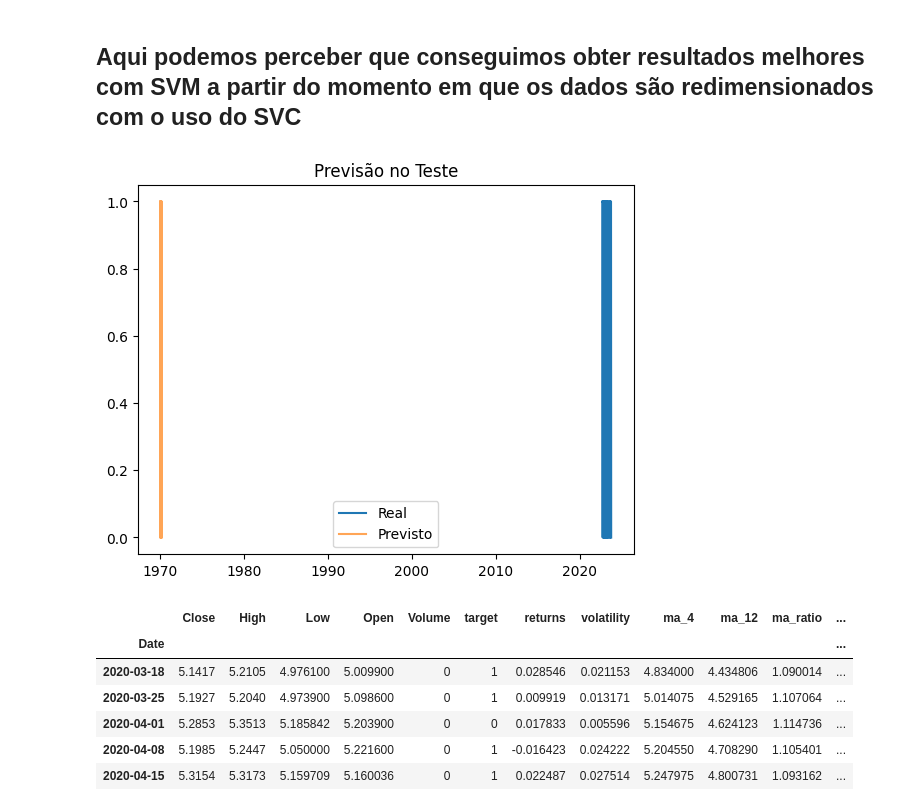
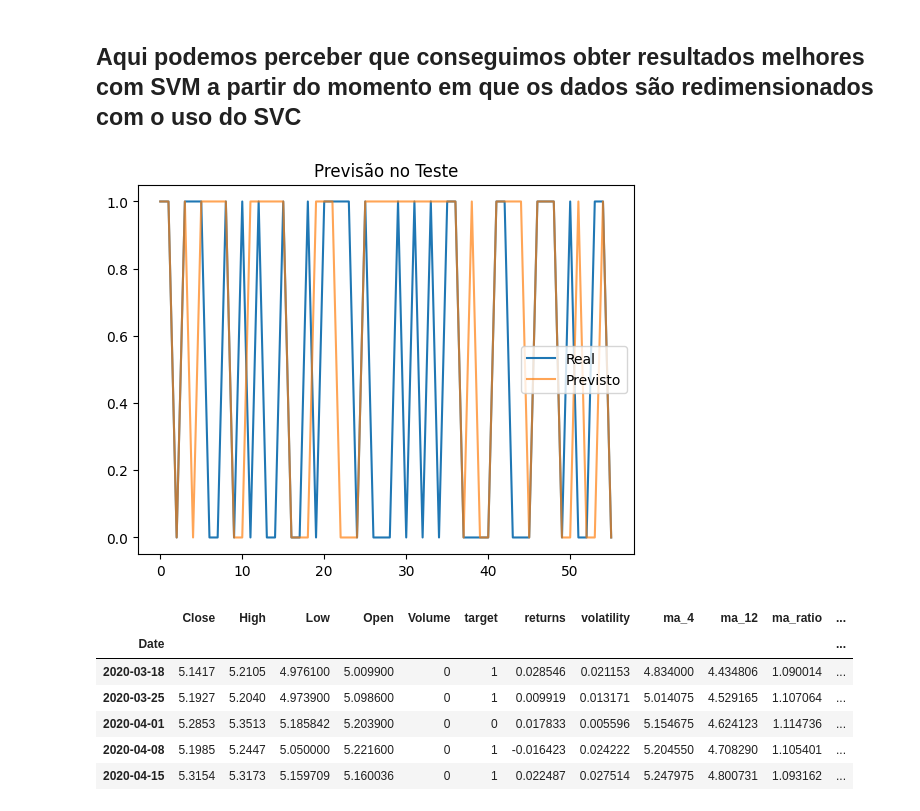
Before and after one commit to FelipeNicolettiRMario/market-data-market-prediction-ml-study, a Jupyter notebook: models/svm.ipynb, the cells around one changed output. Cells and saved outputs as stored; diff of their text form; code cells hidden in the pictures.

Commit message:
fixing visualizations

```diff
--- a/models/svm.ipynb
+++ b/models/svm.ipynb
@@ -147,9 +147,9 @@ plt.show()
 # %% [markdown]
 ## Aqui podemos perceber que conseguimos obter resultados melhores com SVM a partir do momento em que os dados são redimensionados com o uso do SVC
 # %%
-plot_precision(y_test, poly_kernel_predictions)
+plot_precision(y_test.values, poly_kernel_predictions)
 # %% [output]
-[figure, old version]
+[figure, new version]
 # %%
 all_predictions = poly_kernel_svm_pipeline.predict(X)
 
```
Also changed, not shown: parts of 1 cell of this notebook, 2 other files.
